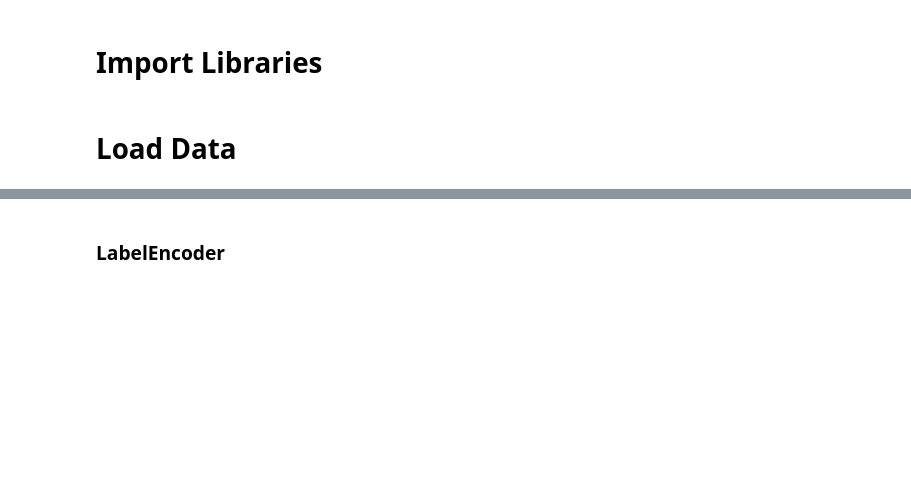
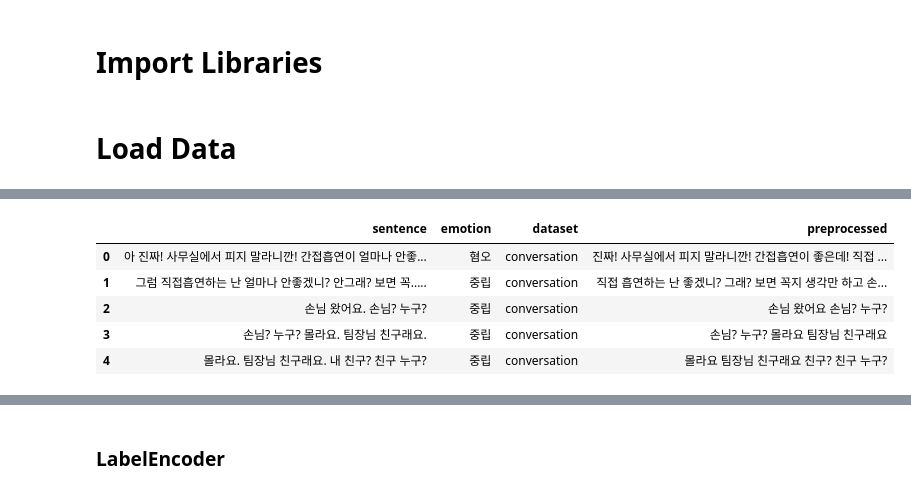
Before and after one commit to pal-ette/iNotePal, a Jupyter notebook: models/conv-7_KoBERT.ipynb, the cells around one changed output, grey strips where cells are left out. Cells and saved outputs as stored; diff of their text form; code cells hidden in the pictures; blank space fills up the shorter version.

```diff
--- a/models/conv-7_KoBERT.ipynb
+++ b/models/conv-7_KoBERT.ipynb
@@ -91,0 +42,10 @@ See the caveats in the documentation: https://pandas.pydata.org/pandas-docs/stab
+# %%
+df = pd.read_csv('preprocessed.csv')
+df.head()
+# %% [output]
+|  | sentence | emotion | dataset | preprocessed |
+| 0 | 아 진짜! 사무실에서 피지 말라니깐! 간접흡연이 얼마나 안좋... | 혐오 | conversation | 진짜! 사무실에서 피지 말라니깐! 간접흡연이 좋은데! 직접 ... |
+| 1 | 그럼 직접흡연하는 난 얼마나 안좋겠니? 안그래? 보면 꼭..... | 중립 | conversation | 직접 흡연하는 난 좋겠니? 그래? 보면 꼭지 생각만 하고 손... |
+| 2 | 손님 왔어요. 손님? 누구? | 중립 | conversation | 손님 왔어요 손님? 누구? |
+| 3 | 손님? 누구? 몰라요. 팀장님 친구래요. | 중립 | conversation | 손님? 누구? 몰라요 팀장님 친구래요 |
+| 4 | 몰라요. 팀장님 친구래요. 내 친구? 친구 누구? | 중립 | conversation | 몰라요 팀장님 친구래요 친구? 친구 누구? |
```
Also changed, not shown: parts of 28 cells of this notebook.
